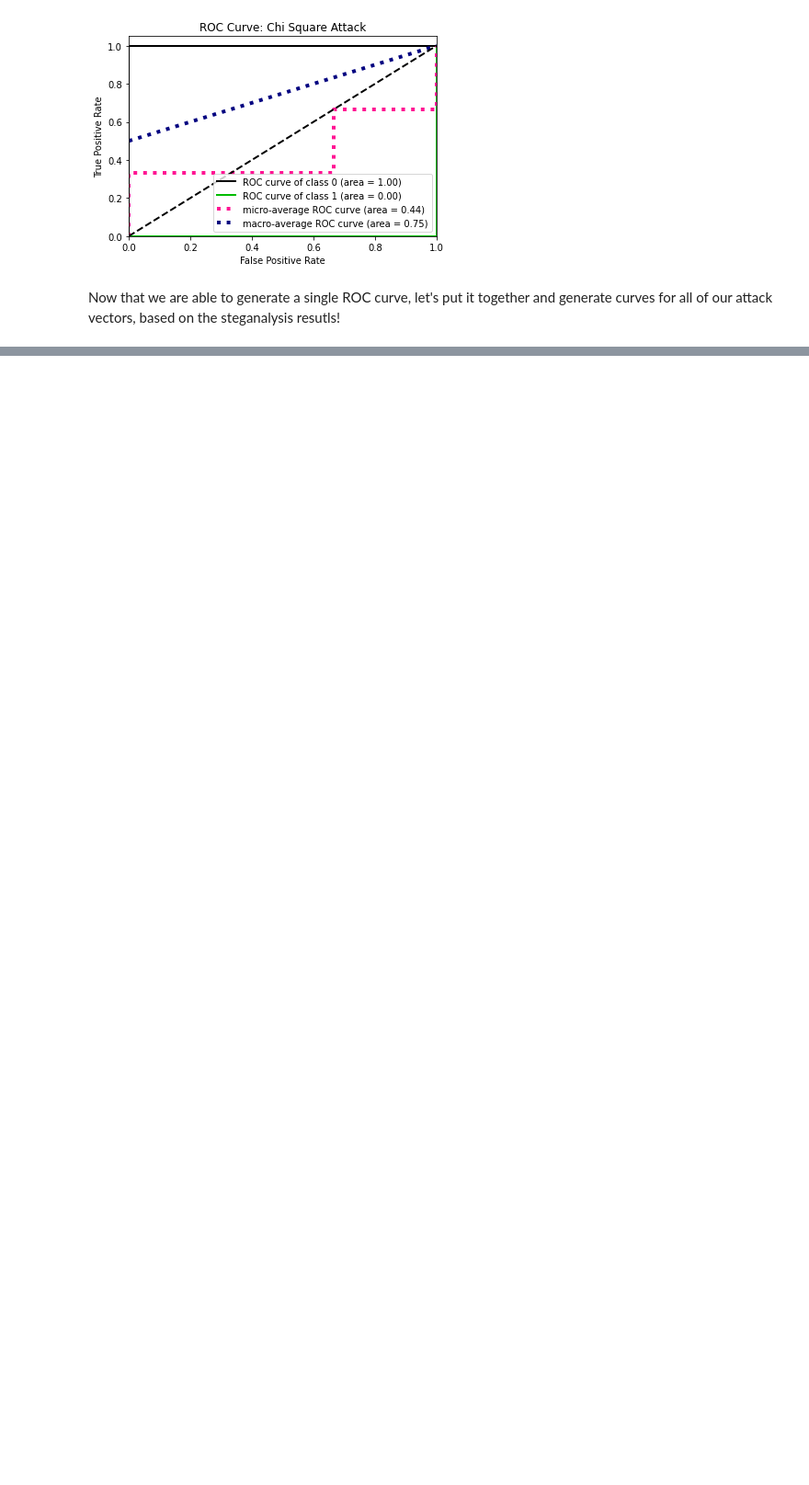
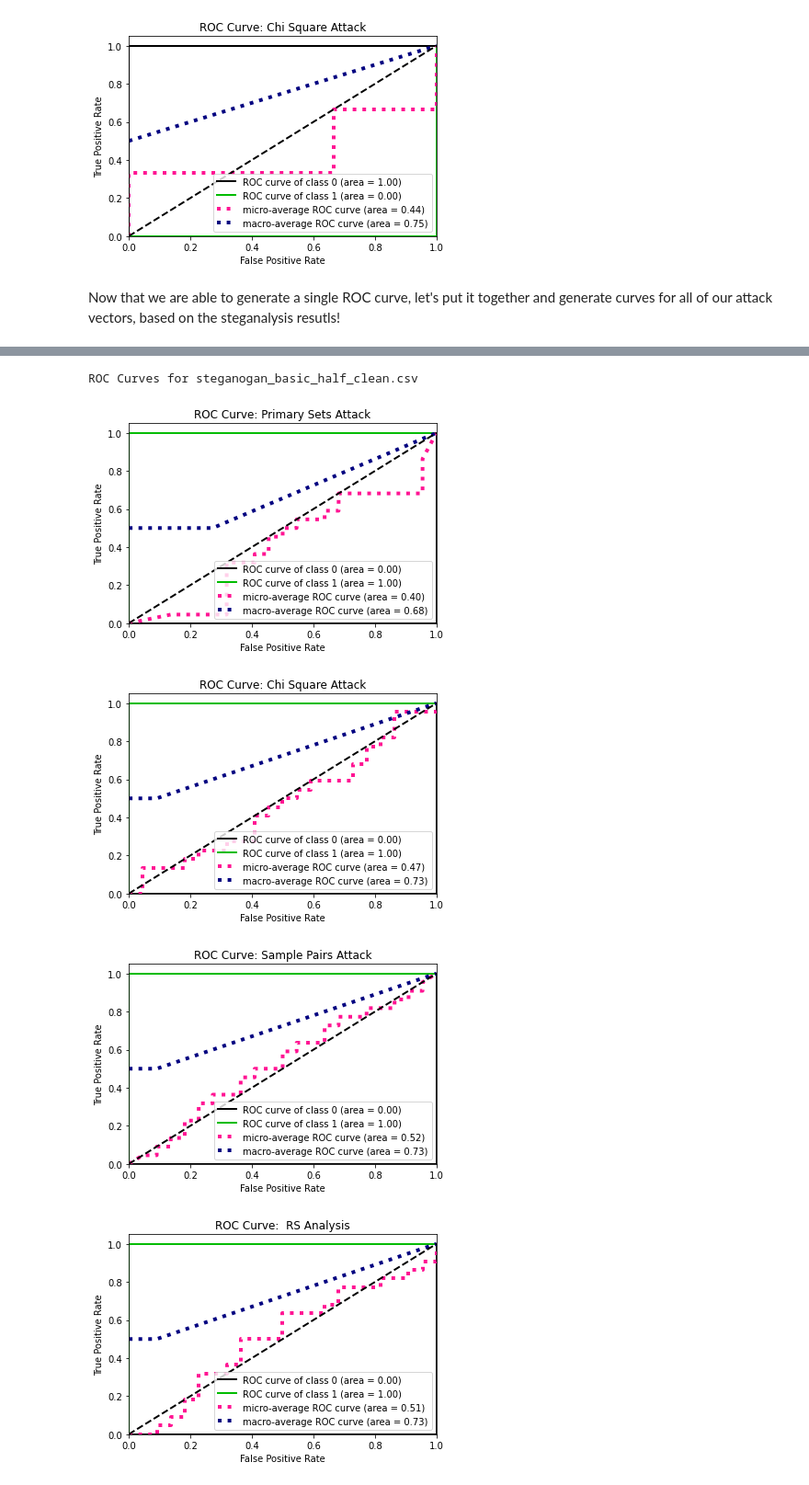
Before and after one commit to jnickg/steganet, a Jupyter notebook: roc_auc.ipynb, the cells around one changed output, grey strips where cells are left out. Shown at 92% size. Cells and saved outputs as stored; diff of their text form; code cells hidden in the pictures; blank space fills up the shorter version.

Commit message:
Generate ROC curves for StegExpose

```diff
--- a/roc_auc.ipynb
+++ b/roc_auc.ipynb
@@ -192,0 +247,6 @@ print_all_rocs(stegexpose_results, stegexpose_actuals, indices, names)
+# %%
+def steganogan_file_ck(name):
+  if 'enc' in name:
+    return 1
+  else:
+    return 0
@@ -192,0 +271,10 @@ print_all_rocs(stegexpose_results, stegexpose_actuals, indices, names)
+# %%
+from prettytable import from_csv
+
+for f in stegexpose_steganogan_results:
+  print(f'\nStegexpose results: {f}')
+  stegexpose_analysis = None
+  fp = None
+  with open(f) as fp:
+    stegexpose_analysis = from_csv(fp)
+    print(stegexpose_analysis)
@@ -192,0 +299,8 @@ print_all_rocs(stegexpose_results, stegexpose_actuals, indices, names)
+# %%
+print(stegexpose_steganogan_inputs)
+(files_i, actuals_i, results_i) = stegexpose_file_to_data(stegexpose_steganogan_inputs, file_ck_fn=steganogan_file_ck)
+
+steganogan_stegexpose_data = []
+for f in stegexpose_steganogan_results:
+  (files, actuals, results) = stegexpose_file_to_data(f, file_ck_fn=steganogan_file_ck)
+  steganogan_stegexpose_data.append((files, actuals, results))
@@ -192,0 +331,18 @@ print_all_rocs(stegexpose_results, stegexpose_actuals, indices, names)
+# %%
+for (fname, (files, actuals, results)) in zip(stegexpose_steganogan_results, steganogan_stegexpose_data):
+  files = np.concatenate((files, files_i), axis=0)
+  actuals = np.concatenate((actuals, actuals_i))
+  results = np.concatenate((results, results_i))
+  # print(f'ROC for {fname}')
+  # print(f'RESULTS: {results}')
+  # print(f'ACTUALS: {actuals}')
+  # print(f'INDICES: {indices}')
+  # print(f'NAMES: {names}')
+  print(f'\n\nROC Curves for {fname}')
+  print_all_rocs(results, actuals, indices, names)
+# %% [output]
+ROC Curves for steganogan_basic_half_clean.csv
+[figure, added]
+[figure, added]
+[figure, added]
+[figure, added]
```
Also changed, not shown: parts of 29 cells of this notebook.
